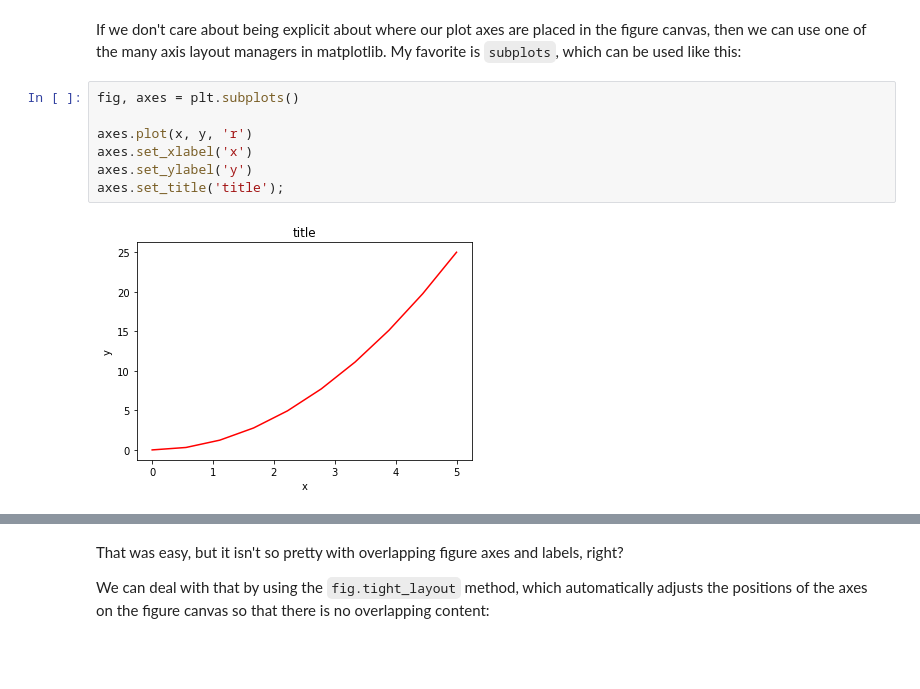
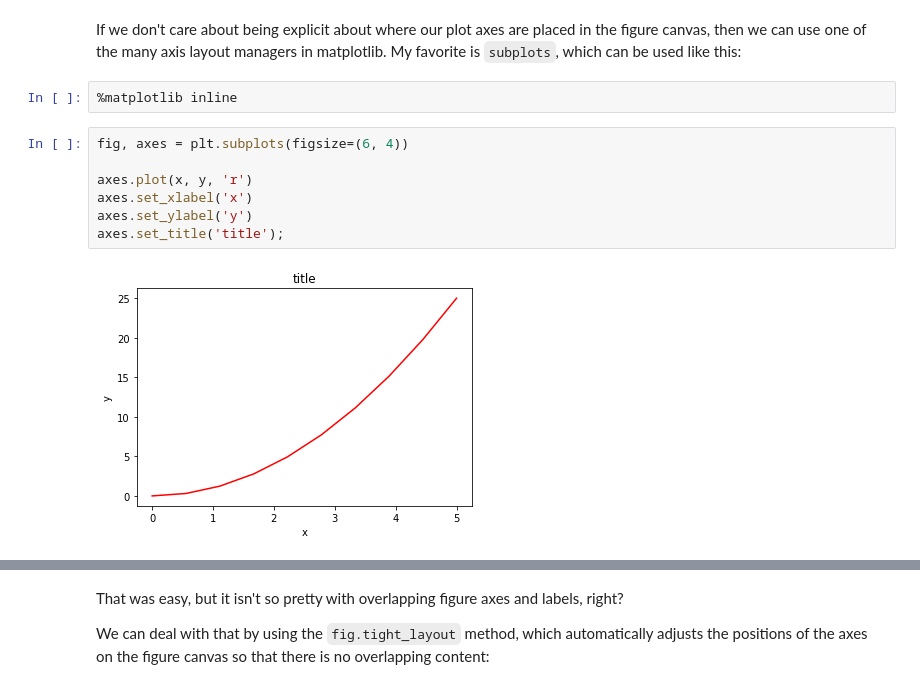
Before and after one commit to douglasvitoreti/scientific-python-lectures, a Jupyter notebook: Lecture-4-Matplotlib.ipynb, the cells around one changed output, grey strips where cells are left out. Saved outputs shown, nothing was run; the diff lists cells and outputs as text; blank space fills up the shorter version.

```diff
--- a/Lecture-4-Matplotlib.ipynb
+++ b/Lecture-4-Matplotlib.ipynb
@@ -109,14 +116,16 @@ axes2.set_title('insert title');
 # %% [markdown]
 If we don't care about being explicit about where our plot axes are placed in the figure canvas, then we can use one of the many axis layout managers in matplotlib. My favorite is `subplots`, which can be used like this:
+# %%
+%matplotlib inline
 # %%
-fig, axes = plt.subplots()
+fig, axes = plt.subplots(figsize=(6, 4))
 
 axes.plot(x, y, 'r')
 axes.set_xlabel('x')
 axes.set_ylabel('y')
 axes.set_title('title');
 # %% [output]
-[figure, old version]
+[figure, new version]
 # %%
 fig, axes = plt.subplots(nrows=1, ncols=2)
 
```
Also changed, not shown: parts of 47 cells of this notebook, 2 other files.
